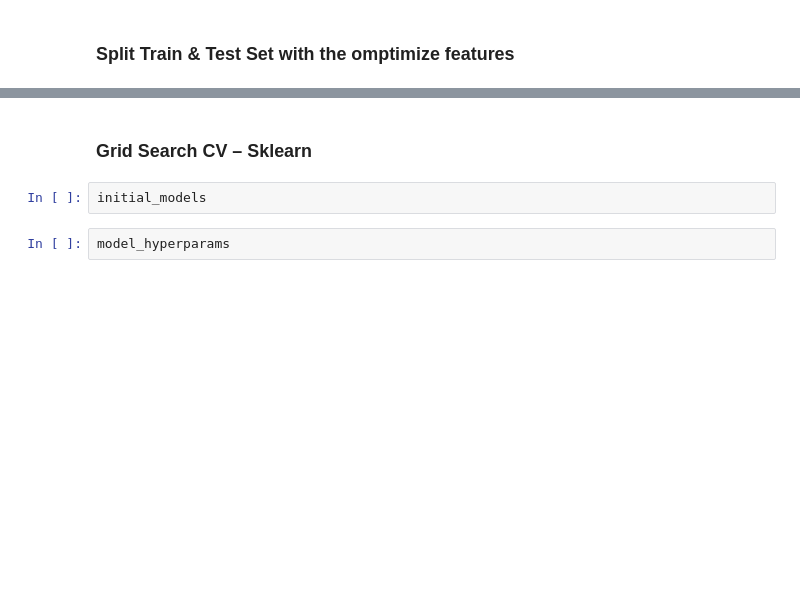
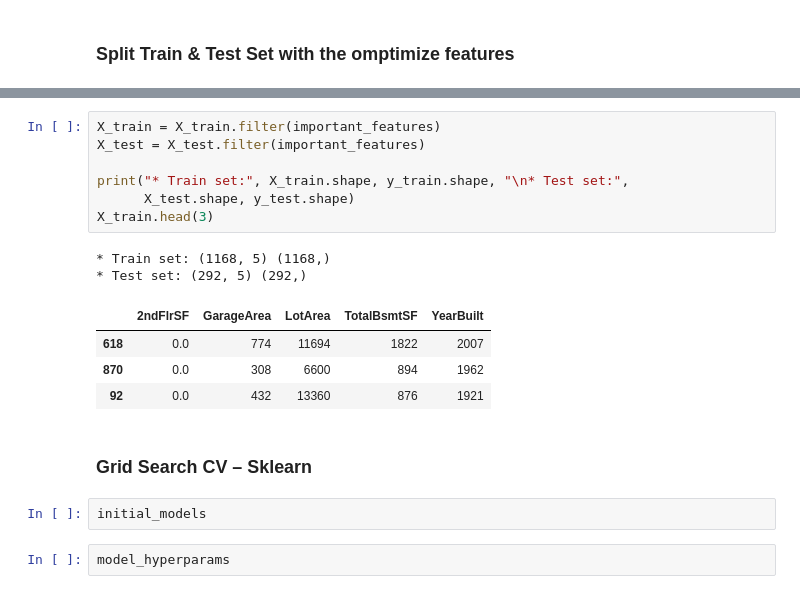
Before and after one commit to Ismino/housepricepred2, a Jupyter notebook: jupyter_notebooks/Modelling and Evaluation - Predict House Price.ipynb5.ipynb, the cells around one changed output, grey strips where cells are left out. Saved outputs shown, nothing was run; the diff lists cells and outputs as text; blank space fills up the shorter version.

Commit message:
Update evaluation on test/train set

```diff
--- a/jupyter_notebooks/Modelling and Evaluation - Predict House Price.ipynb5.ipynb
+++ b/jupyter_notebooks/Modelling and Evaluation - Predict House Price.ipynb5.ipynb
@@ -489,3 +596,17 @@ print(X_train.shape, y_train.shape, X_test.shape, y_test.shape)
+# %%
+X_train = X_train.filter(important_features)
+X_test = X_test.filter(important_features)
+
+print("* Train set:", X_train.shape, y_train.shape, "\n* Test set:",
+      X_test.shape, y_test.shape)
+X_train.head(3)
+# %% [output]
+* Train set: (1168, 5) (1168,)
+* Test set: (292, 5) (292,)
+|  | 2ndFlrSF | GarageArea | LotArea | TotalBsmtSF | YearBuilt |
+| 618 | 0.0 | 774 | 11694 | 1822 | 2007 |
+| 870 | 0.0 | 308 | 6600 | 894 | 1962 |
+| 92 | 0.0 | 432 | 13360 | 876 | 1921 |
 # %% [markdown]
 ### Grid Search CV – Sklearn
 # %%
```
Also changed, not shown: parts of 16 cells of this notebook.
